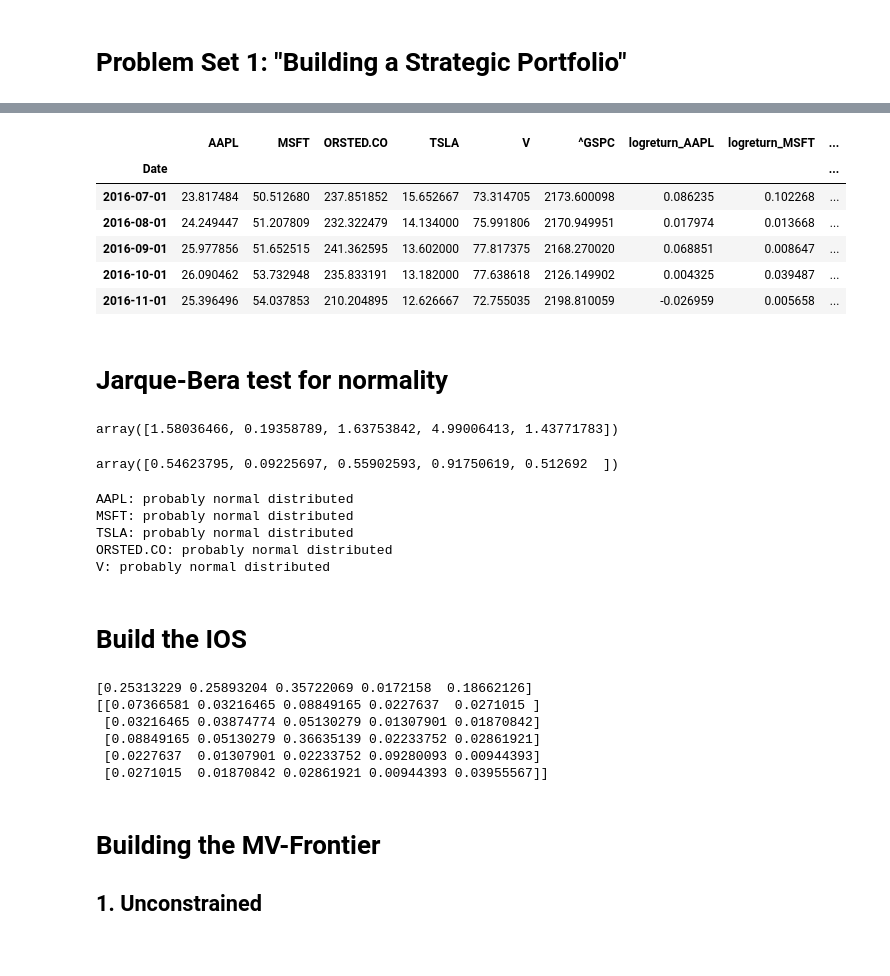
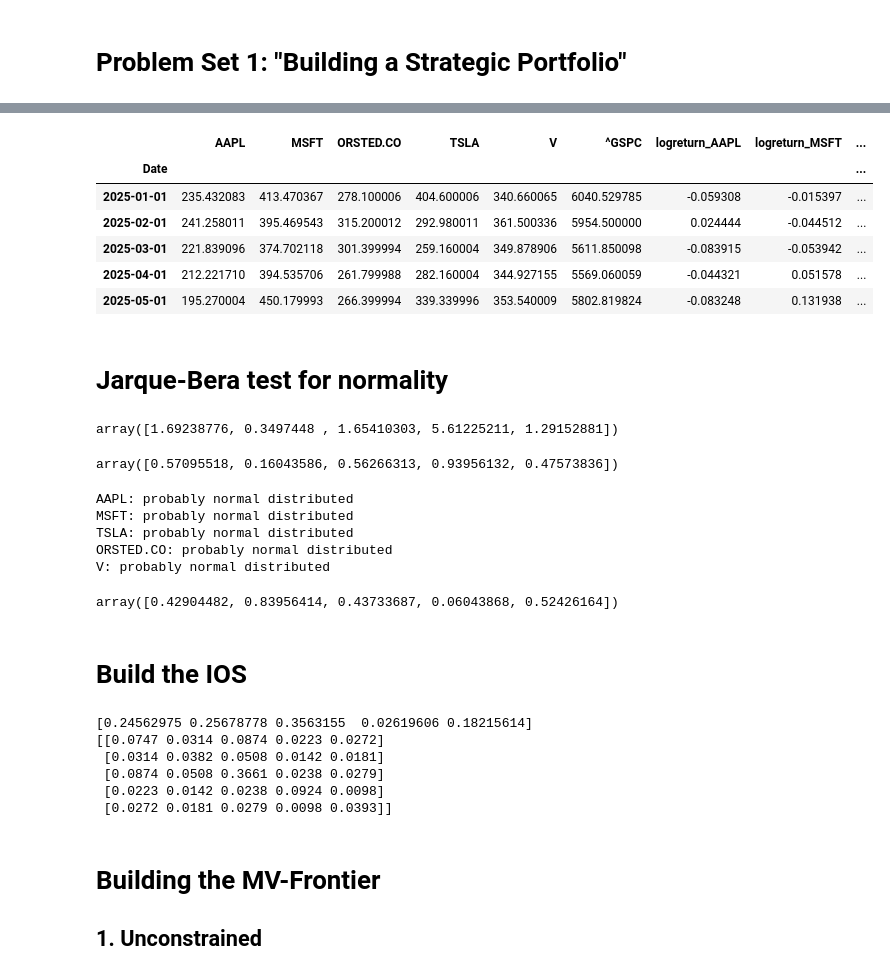
Before and after one commit to DennisSackmann/ProblemSet-1, a Jupyter notebook: main.ipynb, the cells around one changed output, grey strips where cells are left out. Drawn from its saved outputs; the diff is of its cells as text; code cells hidden in the pictures.

```diff
--- a/main.ipynb
+++ b/main.ipynb
@@ -29,28 +30,25 @@ data.head()
 # %%
 #get log-return
 
-ticker = ['AAPL', 'MSFT', 'TSLA', 'ORSTED.CO', 'V', '^GSPC']
+ticker = ['AAPL', 'MSFT', 'TSLA', 'ORSTED.CO', 'V']
 
 for i in range(len(ticker)):
     data.loc[:, "logreturn_" + ticker[i]] = np.log(data[ticker[i]]) - np.log(data[ticker[i]].shift())
 
 data = data.dropna()
 
-data.head()
+data.tail()
 # %% [output]
 |  | AAPL | MSFT | ORSTED.CO | TSLA | V | ^GSPC | logreturn_AAPL | logreturn_MSFT | ... |
 | Date |  |  |  |  |  |  |  |  | ... |
-| 2016-07-01 | 23.817484 | 50.512680 | 237.851852 | 15.652667 | 73.314705 | 2173.600098 | 0.086235 | 0.102268 | ... |
-| 2016-08-01 | 24.249447 | 51.207809 | 232.322479 | 14.134000 | 75.991806 | 2170.949951 | 0.017974 | 0.013668 | ... |
-| 2016-09-01 | 25.977856 | 51.652515 | 241.362595 | 13.602000 | 77.817375 | 2168.270020 | 0.068851 | 0.008647 | ... |
-| 2016-10-01 | 26.090462 | 53.732948 | 235.833191 | 13.182000 | 77.638618 | 2126.149902 | 0.004325 | 0.039487 | ... |
-| 2016-11-01 | 25.396496 | 54.037853 | 210.204895 | 12.626667 | 72.755035 | 2198.810059 | -0.026959 | 0.005658 | ... |
+| 2025-01-01 | 235.432083 | 413.470367 | 278.100006 | 404.600006 | 340.660065 | 6040.529785 | -0.059308 | -0.015397 | ... |
+| 2025-02-01 | 241.258011 | 395.469543 | 315.200012 | 292.980011 | 361.500336 | 5954.500000 | 0.024444 | -0.044512 | ... |
+| 2025-03-01 | 221.839096 | 374.702118 | 301.399994 | 259.160004 | 349.878906 | 5611.850098 | -0.083915 | -0.053942 | ... |
+| 2025-04-01 | 212.221710 | 394.535706 | 261.799988 | 282.160004 | 344.927155 | 5569.060059 | -0.044321 | 0.051578 | ... |
+| 2025-05-01 | 195.270004 | 450.179993 | 266.399994 | 339.339996 | 353.540009 | 5802.819824 | -0.083248 | 0.131938 | ... |
 # %% [markdown]
 # Jarque-Bera test for normality
 # %%
-#remove sp500 from ticker list
-ticker = ['AAPL', 'MSFT', 'TSLA', 'ORSTED.CO', 'V']
-
 JB = np.zeros((len(ticker)))
 
 for i in range(len(ticker)):
@@ -62,7 +60,7 @@ for i in range(len(ticker)):
 
 JB
 # %% [output]
-array([1.58036466, 0.19358789, 1.63753842, 4.99006413, 1.43771783])
+array([1.69238776, 0.3497448 , 1.65410303, 5.61225211, 1.29152881])
 # %%
 cdf = np.zeros((len(ticker)))
 
@@ -71,7 +69,7 @@ for i in range(len(ticker)):
 
 cdf
 # %% [output]
-array([0.54623795, 0.09225697, 0.55902593, 0.91750619, 0.512692  ])
+array([0.57095518, 0.16043586, 0.56266313, 0.93956132, 0.47573836])
 # %%
 a = 0.05
 
@@ -83,31 +81,35 @@ for i in range(len(ticker)):
         print(ticker[i] + ": probably normal distributed")
     else:
         print(ticker[i] + ": not normal distributen")
+
+
+p
 # %% [output]
 AAPL: probably normal distributed
 MSFT: probably normal distributed
 TSLA: probably normal distributed
 ORSTED.CO: probably normal distributed
 V: probably normal distributed
+array([0.42904482, 0.83956414, 0.43733687, 0.06043868, 0.52426164])
 # %% [markdown]
 # Build the IOS
 # %%
 mu = np.zeros((len(ticker)))
 
 for i in range(len(ticker)):
-    mu[i] = np.mean(data["logreturn_" + ticker[i]])*12
+    mu[i] = np.mean(data["logreturn_" + ticker[i]])*12 # annualized return
 
-Sigma = np.cov(data[['logreturn_AAPL', 'logreturn_MSFT', 'logreturn_TSLA', 'logreturn_ORSTED.CO', 'logreturn_V']].T)*12
+Sigma = (np.cov(data[['logreturn_AAPL', 'logreturn_MSFT', 'logreturn_TSLA', 'logreturn_ORSTED.CO', 'logreturn_V']].T)*12).round(4) # annulized covariance matrix
 
 print(mu)
 print(Sigma)
 # %% [output]
-[0.25313229 0.25893204 0.35722069 0.0172158  0.18662126]
-[[0.07366581 0.03216465 0.08849165 0.0227637  0.0271015 ]
- [0.03216465 0.03874774 0.05130279 0.01307901 0.01870842]
- [0.08849165 0.05130279 0.36635139 0.02233752 0.02861921]
- [0.0227637  0.01307901 0.02233752 0.09280093 0.00944393]
- [0.0271015  0.01870842 0.02861921 0.00944393 0.03955567]]
+[0.24562975 0.25678778 0.3563155  0.02619606 0.18215614]
+[[0.0747 0.0314 0.0874 0.0223 0.0272]
+ [0.0314 0.0382 0.0508 0.0142 0.0181]
+ [0.0874 0.0508 0.3661 0.0238 0.0279]
+ [0.0223 0.0142 0.0238 0.0924 0.0098]
+ [0.0272 0.0181 0.0279 0.0098 0.0393]]
 # %% [markdown]
 # Building the MV-Frontier
 
```
Also changed, not shown: parts of 20 cells of this notebook, 4 other files.
